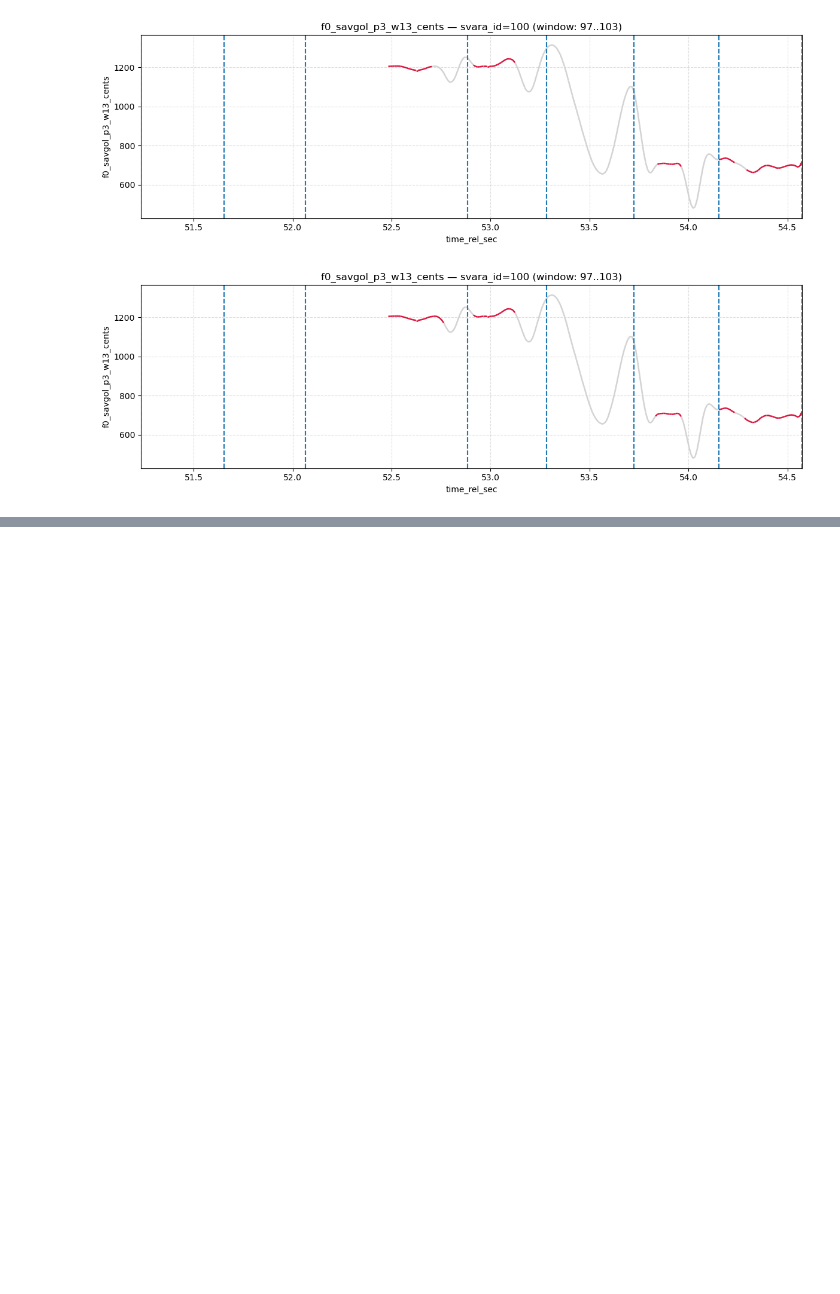
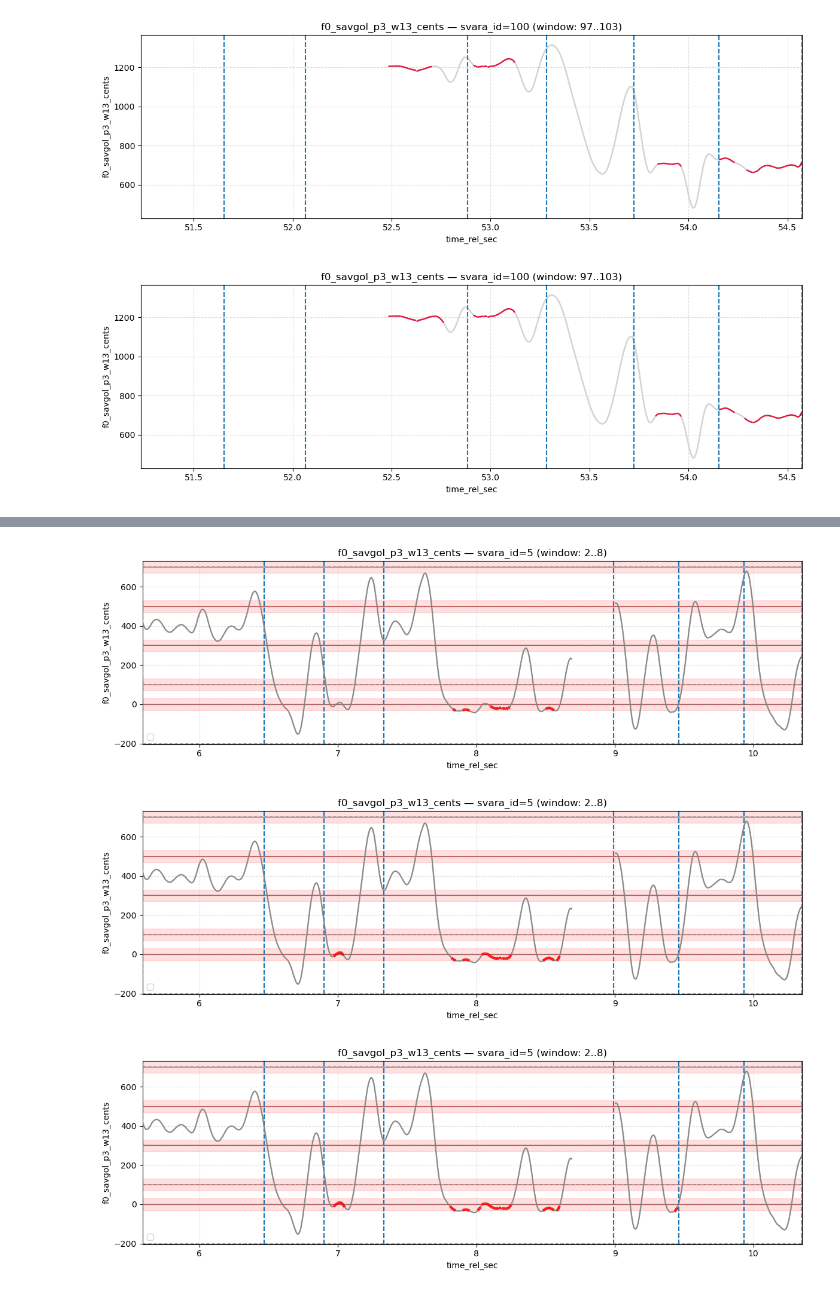
Before and after one commit to llsol/CSISD, a Jupyter notebook: notebooks/00_exploration/flatness.ipynb, the cells around one changed output, grey strips where cells are left out. Saved outputs shown, nothing was run; the diff lists cells and outputs as text; code cells hidden in the pictures; blank space fills up the shorter version.

```diff
--- a/notebooks/00_exploration/flatness.ipynb
+++ b/notebooks/00_exploration/flatness.ipynb
@@ -266,0 +303,79 @@ df_pitch.columns, df_flat.columns
+# %%
+df_hits, df_props = flat_region_svara_proportions(
+    df_pitch=df_flat,
+    pitch_cents_col="f0_savgol_p3_w13_cents",
+    theoretical_cents=theo,
+    threshold_cents=30,
+)
+found_flat_cents = df_hits.select("svara_cents").unique().to_series().to_numpy()
+# %%
+SVARA_ID=5
+# %%
+for D1_THRESHOLD in D1_THRESHOLD_LIST:
+
+    df = load_preprocessed_pitch(
+        recording_id=recording_id,
+        root_dir=S.DATA_INTERIM,
+        tonic_hz=TONIC,
+        convert_to_cents=True,
+    )
+    df_svaras = load_annotations(
+        file_path=ann_path,
+        annotation_type="svara",
+
+    )
+
+    df = attach_svara_annotations_to_pitch(df, df_svaras)
+
+    df_flat = extract_flat_regions(
+        df,
+        time_col=S.TIME_COL,
+        pitch_col=pitch_col,
+        pitch_unit="cents",
+        candidate_col=S.CANDIDATE_COL,   # si no existeix, es crearà dins la funció
+        out_col=S.STABLE_COL,
+        min_duration_sec=S.MIN_STABLE_DURATION_SEC,
+        cent_tolerance=TOLERANCE_CENTS,
+        d1_threshold=D1_THRESHOLD,
+        abs_deriv1_col=getattr(S, "ABS_DERIV1_COL", None),  # opcional per debug
+        verbose=False,
+    )
+
+    fig, ax = plot_svara_window_with_flat_regions(
+    df,
+    svara_id=SVARA_ID,
+    pitch_col="f0_savgol_p3_w13_cents",
+    stable_col="flat_region",
+    window_n=6,
+    )
+
+    # filtra a rang visible
+    y0, y1 = ax.get_ylim()
+    found_in = np.unique(np.concatenate([found_kde_cents, found_flat_cents]))
+    found_in = found_in[(found_in >= y0) & (found_in <= y1)]
+    theo_in = theo[(theo >= y0) & (theo <= y1)]
+
+    add_svarasthana_guides_to_ax(
+        ax,
+        theoretical_cents=theo_in,
+        found_cents=found_in,
+        threshold_cents=30,
+        show_theoretical=True,
+        show_found=True,
+        show_band=True,
+    )
+
+    add_flat_threshold_segments_to_ax(
+        ax,
+        df_pitch=df_flat,  # <-- important
+        pitch_cents_col="f0_savgol_p3_w13_cents",
+        theoretical_cents=theo,
+        threshold_cents=30,
+    )
+
+    ax.legend()
+    plt.show()
+# %% [output]
+[figure, added]
+[figure, added]
+[figure, added]
```
Also changed, not shown: parts of 6 cells of this notebook, 4 other files.
